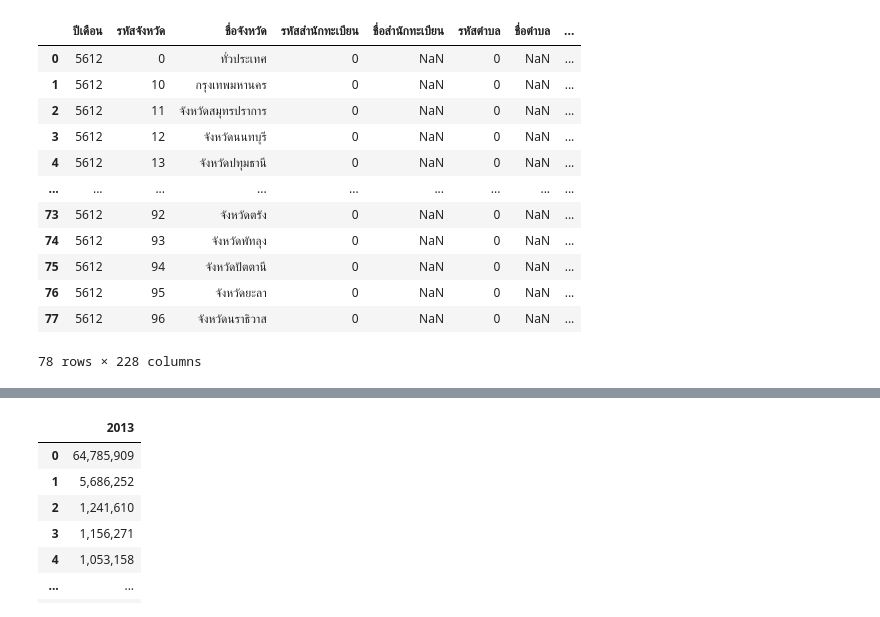
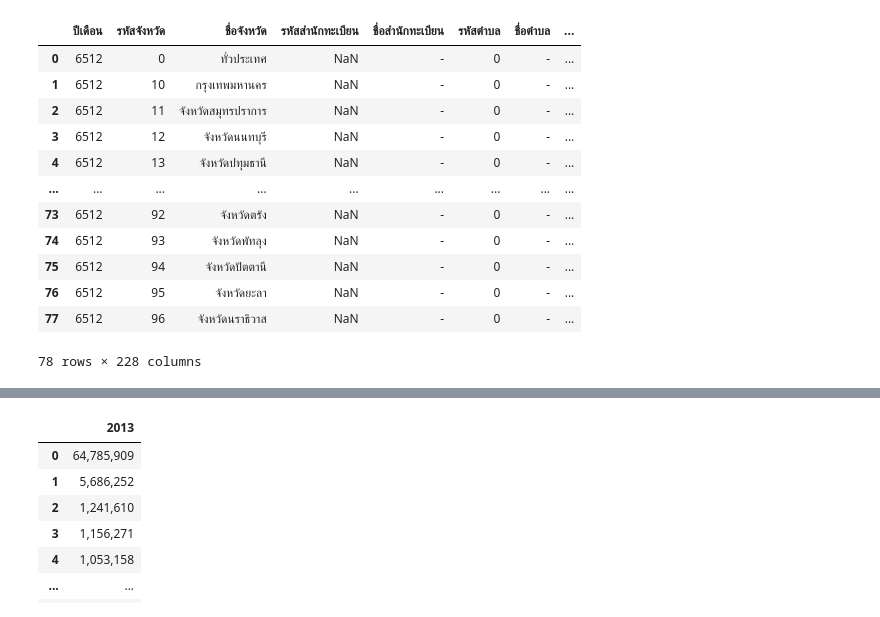
Before and after one commit to OrangeEngineer/ThailandPopulationAnalysis, a Jupyter notebook: DataExploationAndCleaning.ipynb, the cells around one changed output, grey strips where cells are left out. Cells and saved outputs as stored; diff of their text form; code cells hidden in the pictures.

```diff
--- a/DataExploationAndCleaning.ipynb
+++ b/DataExploationAndCleaning.ipynb
@@ -4,23 +4,24 @@ import numpy as np
 # %%
 DEC = {}
 # %%
-for i in range(56,65):
+for i in range(56,66):
     DEC[str(i)] = pd.read_csv("data/1_"+str(i)+"12.csv")
+    DEC[str(i)].dropna(subset=['ผลรวมประชากรทั้งหมด'],inplace=True)
 # %%
-DEC["56"]
+DEC["65"]
 # %% [output]
 |  | ปีเดือน | รหัสจังหวัด | ชื่อจังหวัด | รหัสสำนักทะเบียน | ชื่อสำนักทะเบียน | รหัสตำบล | ชื่อตำบล | ... |
-| 0 | 5612 | 0 | ทั่วประเทศ | 0 | NaN | 0 | NaN | ... |
-| 1 | 5612 | 10 | กรุงเทพมหานคร | 0 | NaN | 0 | NaN | ... |
-| 2 | 5612 | 11 | จังหวัดสมุทรปราการ | 0 | NaN | 0 | NaN | ... |
-| 3 | 5612 | 12 | จังหวัดนนทบุรี | 0 | NaN | 0 | NaN | ... |
-| 4 | 5612 | 13 | จังหวัดปทุมธานี | 0 | NaN | 0 | NaN | ... |
+| 0 | ﻿6512 | 0 | ทั่วประเทศ | NaN | - | 0 | - | ... |
+| 1 | 6512 | 10 | กรุงเทพมหานคร | NaN | - | 0 | - | ... |
+| 2 | 6512 | 11 | จังหวัดสมุทรปราการ | NaN | - | 0 | - | ... |
+| 3 | 6512 | 12 | จังหวัดนนทบุรี | NaN | - | 0 | - | ... |
+| 4 | 6512 | 13 | จังหวัดปทุมธานี | NaN | - | 0 | - | ... |
 | ... | ... | ... | ... | ... | ... | ... | ... | ... |
-| 73 | 5612 | 92 | จังหวัดตรัง | 0 | NaN | 0 | NaN | ... |
-| 74 | 5612 | 93 | จังหวัดพัทลุง | 0 | NaN | 0 | NaN | ... |
-| 75 | 5612 | 94 | จังหวัดปัตตานี | 0 | NaN | 0 | NaN | ... |
-| 76 | 5612 | 95 | จังหวัดยะลา | 0 | NaN | 0 | NaN | ... |
-| 77 | 5612 | 96 | จังหวัดนราธิวาส | 0 | NaN | 0 | NaN | ... |
+| 73 | 6512 | 92 | จังหวัดตรัง | NaN | - | 0 | - | ... |
+| 74 | 6512 | 93 | จังหวัดพัทลุง | NaN | - | 0 | - | ... |
+| 75 | 6512 | 94 | จังหวัดปัตตานี | NaN | - | 0 | - | ... |
+| 76 | 6512 | 95 | จังหวัดยะลา | NaN | - | 0 | - | ... |
+| 77 | 6512 | 96 | จังหวัดนราธิวาส | NaN | - | 0 | - | ... |
 78 rows × 228 columns
 # %%
 Total_Pop = pd.DataFrame()
```
Also changed, not shown: parts of 6 cells of this notebook, 1 other file.
